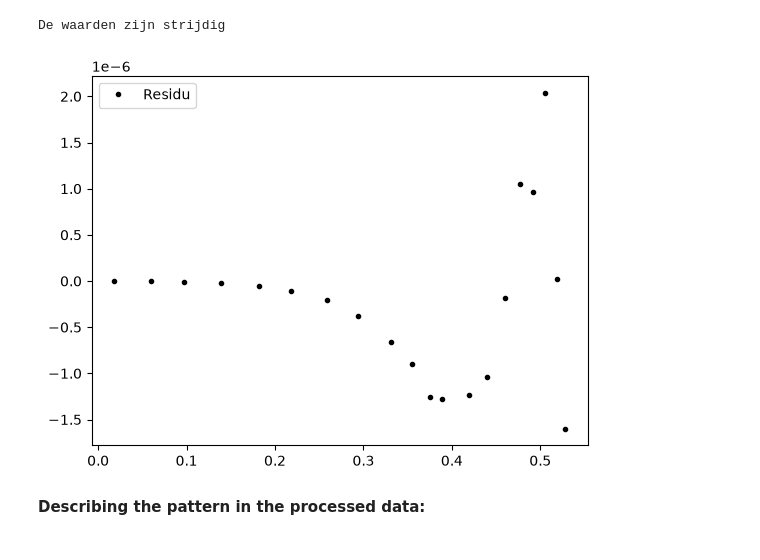
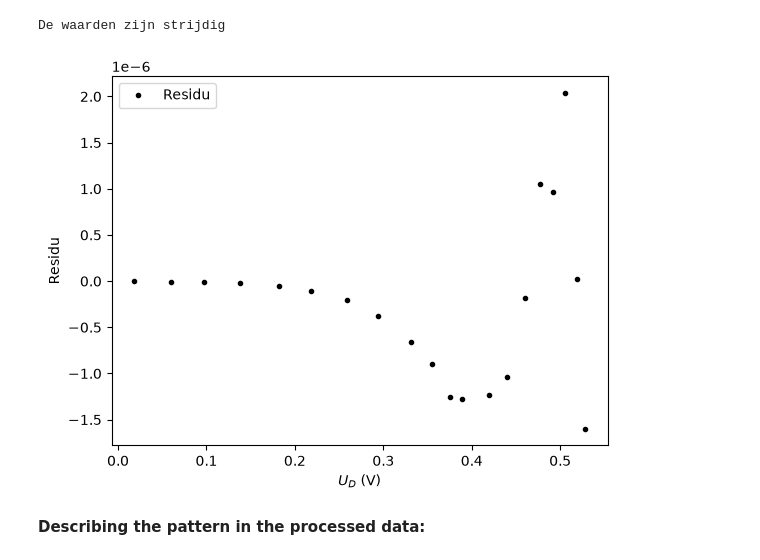
Before and after one commit to Feltse/IP2_Boltzmann_experiment, a Jupyter notebook: content/tn13015_exp/BM_labjournaal.ipynb, the cells around one changed output. Drawn from its saved outputs; the diff is of its cells as text; code cells hidden in the pictures.

Commit message:
Laatste wijzigingen aan residu

```diff
--- a/content/tn13015_exp/BM_labjournaal.ipynb
+++ b/content/tn13015_exp/BM_labjournaal.ipynb
@@ -141,12 +141,14 @@ De waarden zijn strijdig
 # %%
 #Data processing and analysis:
 y_res = I_D - f_Boltzmann(U_D,*val)
 plt.figure()
 plt.plot(U_D,y_res,'k.',label = 'Residu')
+plt.xlabel('$U_D$ (V)')
+plt.ylabel('Residu')
 plt.legend(loc='upper left')
 plt.show()
 # %% [output]
-[figure, old version]
+[figure, new version]
 # %% [markdown]
 **Describing the pattern in the processed data:**
 # %%
```
